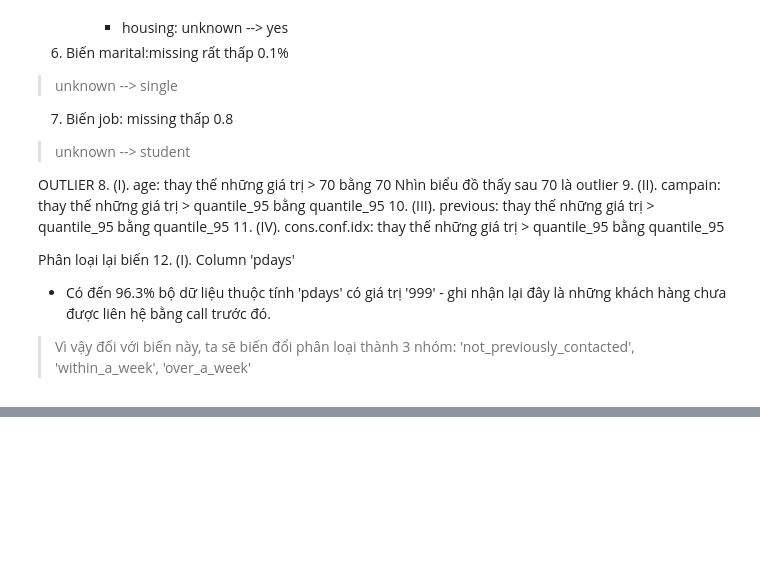
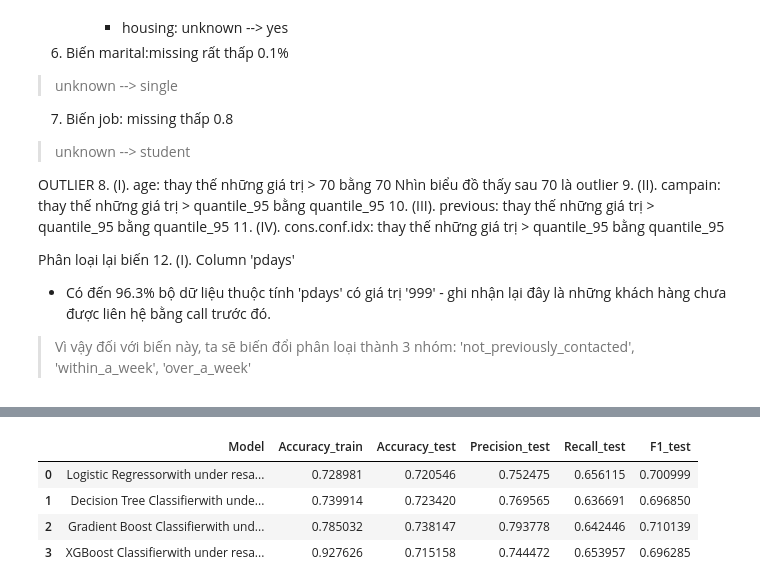
Before and after one commit to ngttnguyen/atom-assignments, a Jupyter notebook: assignment_7/Nguyen_Bank_Marketing_Modeling.ipynb, the cells around one changed output, grey strips where cells are left out. Cells and saved outputs as stored; diff of their text form; code cells hidden in the pictures; blank space fills up the shorter version.

```diff
--- a/assignment_7/Nguyen_Bank_Marketing_Modeling.ipynb
+++ b/assignment_7/Nguyen_Bank_Marketing_Modeling.ipynb
@@ -442,0 +416,13 @@ model.evaluate(X_train,y_train)
+# %%
+## run model list
+suffix = ' with under resampled data'
+under_names = [name + suffix for name in names ]
+## init data frame of evalutation and y_pred_proba
+under_evalutation_df = pd.DataFrame() # evaluation dataframe
+y_under_test_pred_proba_df = pd.DataFrame() # y_test_proba for ROC curve
+
+under_evalutation_df,y_under_test_pred_proba_df= run_model_lst(under_names, models, X_under_train, y_under_train
+                                                               , X_under_test, y_under_test)
+
+# under_evalutation_df
+# %% [output]
@@ -442,0 +430,5 @@ model.evaluate(X_train,y_train)
+|  | Model | Accuracy_train | Accuracy_test | Precision_test | Recall_test | F1_test |
+| 0 | Logistic Regressorwith under resa... | 0.728981 | 0.720546 | 0.752475 | 0.656115 | 0.700999 |
+| 1 | Decision Tree Classifierwith unde... | 0.739914 | 0.723420 | 0.769565 | 0.636691 | 0.696850 |
+| 2 | Gradient Boost Classifierwith und... | 0.785032 | 0.738147 | 0.793778 | 0.642446 | 0.710139 |
+| 3 | XGBoost Classifierwith under resa... | 0.927626 | 0.715158 | 0.744472 | 0.653957 | 0.696285 |
```
Also changed, not shown: parts of 32 cells of this notebook.
